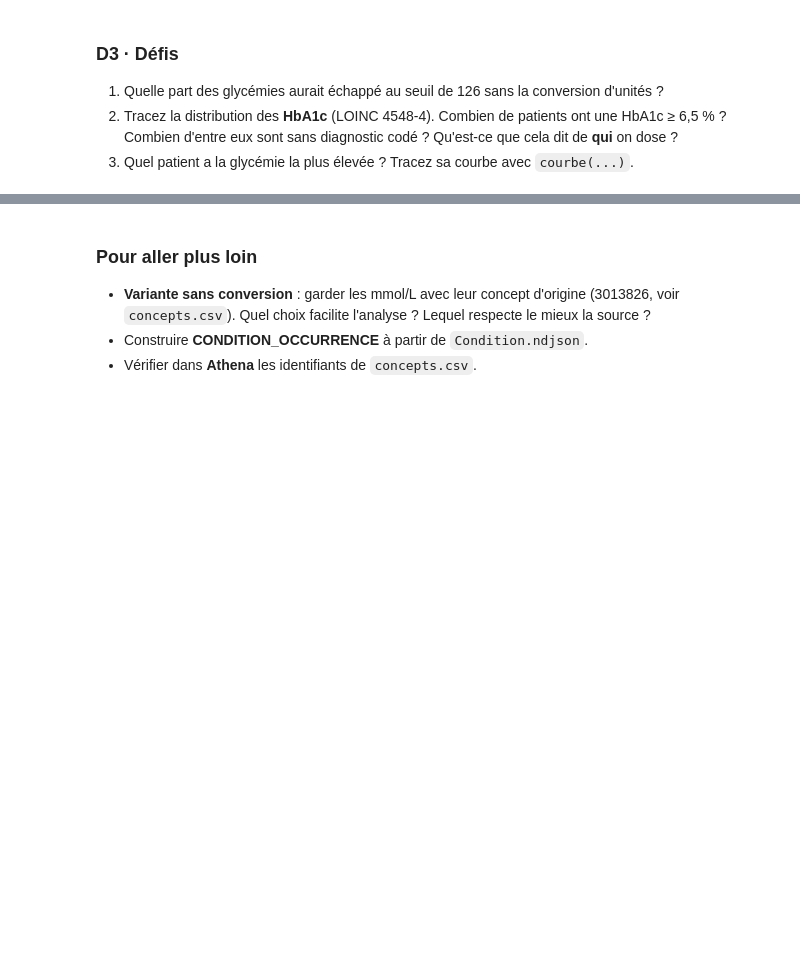
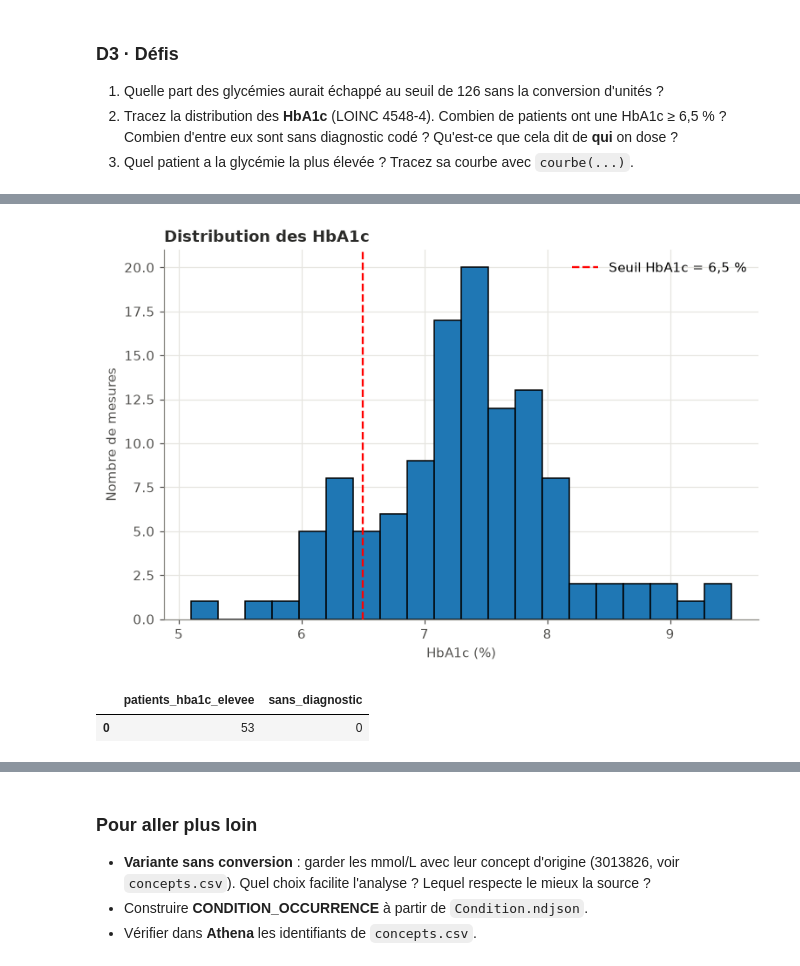
Before and after one commit to Lille-Health-Data-Science/kouame.saliho.optiondata.2026, a Jupyter notebook: seance1_fhir/seance1_etudiant.ipynb, the cells around one changed output, grey strips where cells are left out. Saved outputs shown, nothing was run; the diff lists cells and outputs as text; code cells hidden in the pictures; blank space fills up the shorter version.

Commit message:
Mise à jour séance 1 FHIR et exercices OMOP

```diff
--- a/seance1_fhir/seance1_etudiant.ipynb
+++ b/seance1_fhir/seance1_etudiant.ipynb
@@ -553,5 +720,73 @@ courbe(a_signaler[0])
 # %%
 # Défi 2 · À vous
-...
+
+hba1c = con.sql("""
+    SELECT
+        split_part(subject.reference, '/', 2) AS patient_id,
+        valueQuantity.value AS valeur,
+        valueQuantity.code AS unite
+    FROM fhir_observation
+    WHERE code.coding[1].code = '4548-4'
+      AND status = 'final'
+      AND valueQuantity.value IS NOT NULL
+      AND valueQuantity.code = '%'
+""").df()
+
+hba1c.head()
+
+
+
+import matplotlib.pyplot as plt
+
+plt.figure(figsize=(8, 5))
+plt.hist(hba1c["valeur"], bins=20, edgecolor="black")
+
+plt.axvline(
+    6.5,
+    color="red",
+    linestyle="--",
+    label="Seuil HbA1c = 6,5 %"
+)
+
+plt.xlabel("HbA1c (%)")
+plt.ylabel("Nombre de mesures")
+plt.title("Distribution des HbA1c")
+plt.legend()
+plt.show()
+
+
+
+con.sql("""
+    WITH patients_hba1c AS (
+        SELECT DISTINCT
+            split_part(subject.reference, '/', 2) AS patient_id
+        FROM fhir_observation
+        WHERE code.coding[1].code = '4548-4'
+          AND status = 'final'
+          AND valueQuantity.code = '%'
+          AND valueQuantity.value >= 6.5
+    ),
+    diagnostic AS (
+        SELECT DISTINCT
+            split_part(subject.reference, '/', 2) AS patient_id
+        FROM fhir_condition
+        WHERE list_contains(
+            list_transform(code.coding, c -> c.code),
+            '44054006'
+        )
+    )
+    SELECT
+        COUNT(*) AS patients_hba1c_elevee,
+        COUNT(*) FILTER (
+            WHERE d.patient_id IS NULL
+        ) AS sans_diagnostic
+    FROM patients_hba1c h
+    LEFT JOIN diagnostic d
+        ON h.patient_id = d.patient_id
+""").df()
+# %% [output]
+[figure, added]
+|  | patients_hba1c_elevee | sans_diagnostic |
+| 0 | 53 | 0 |
 # %%
 # Défi 3 · À vous
```
Also changed, not shown: parts of 25 cells of this notebook.
